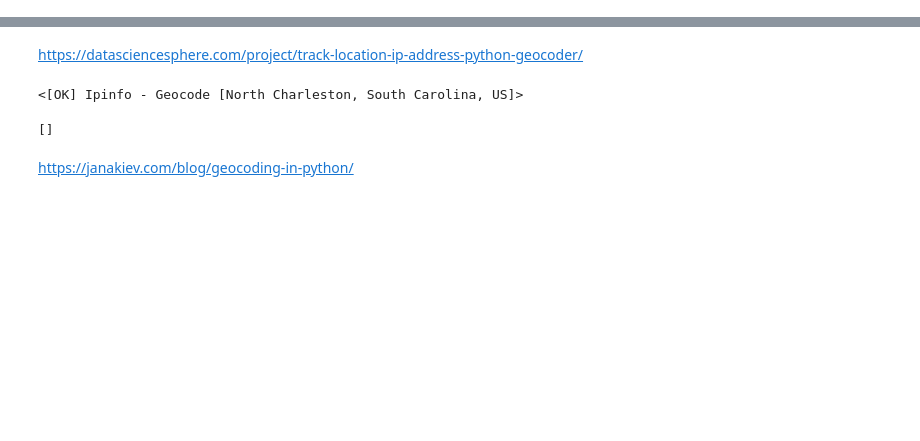
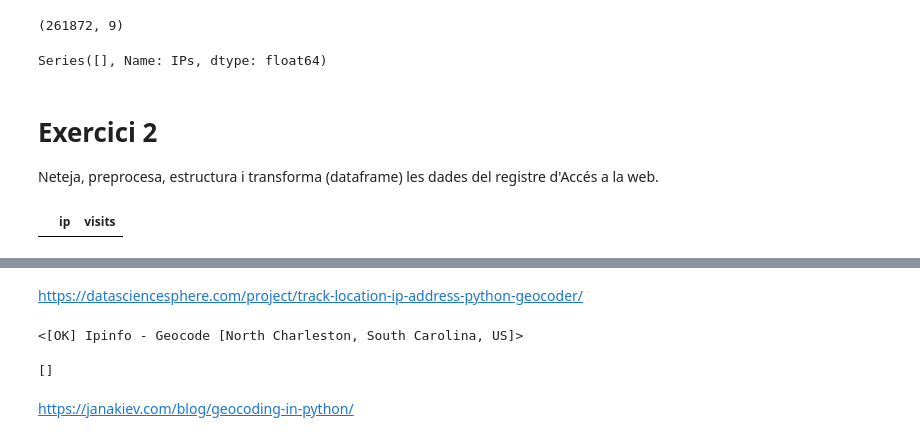
Before and after one commit to JMML2021/0401_Registre-de-logs, a Jupyter notebook: 0401_Registre-de-logs Rev C.ipynb, the cells around one changed output, grey strips where cells are left out. Cells and saved outputs as stored; diff of their text form; code cells hidden in the pictures; blank space fills up the shorter version.

```diff
--- a/0401_Registre-de-logs Rev C.ipynb
+++ b/0401_Registre-de-logs Rev C.ipynb
@@ -114,3 +216,21 @@ df_salida
+# %%
+df_salida.shape
+# %% [output]
+(261872, 9)
+# %%
+df=  pd.read_csv(path)
+# %%
+df_salida['IPs']
+# %% [output]
+Series([], Name: IPs, dtype: float64)
+# %% [markdown]
+# Exercici 2
+Neteja, preprocesa, estructura i transforma (dataframe) les dades del registre d'Accés a la web.
+# %%
+data_ip =df["IPs"].value_counts().rename_axis('ip').reset_index(name="visits")
+data_ip.head()
+# %% [output]
+|  | ip | visits |
 # %%
 ip = geocoder.ip("80.28.221.123")
 print(ip.city)
```
Also changed, not shown: parts of 30 cells of this notebook.
